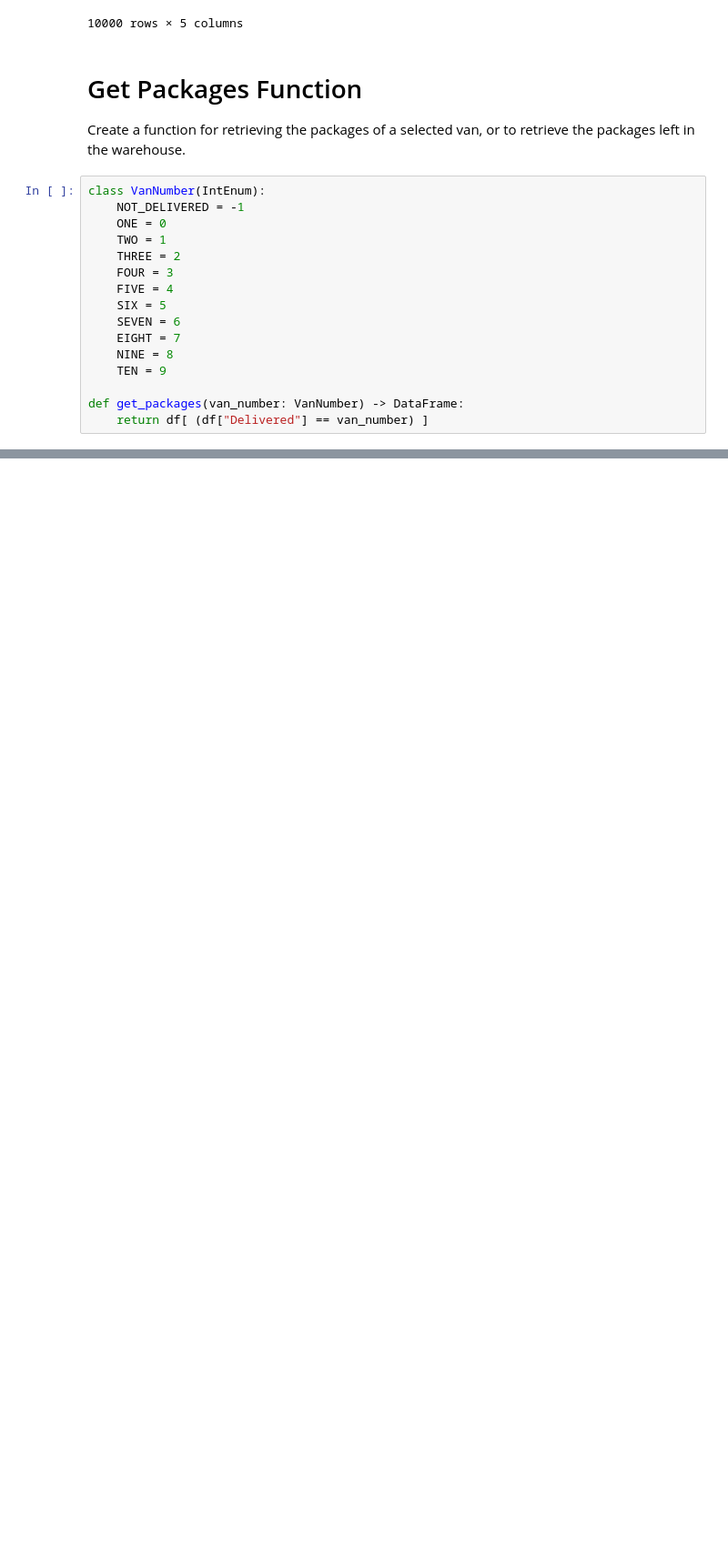
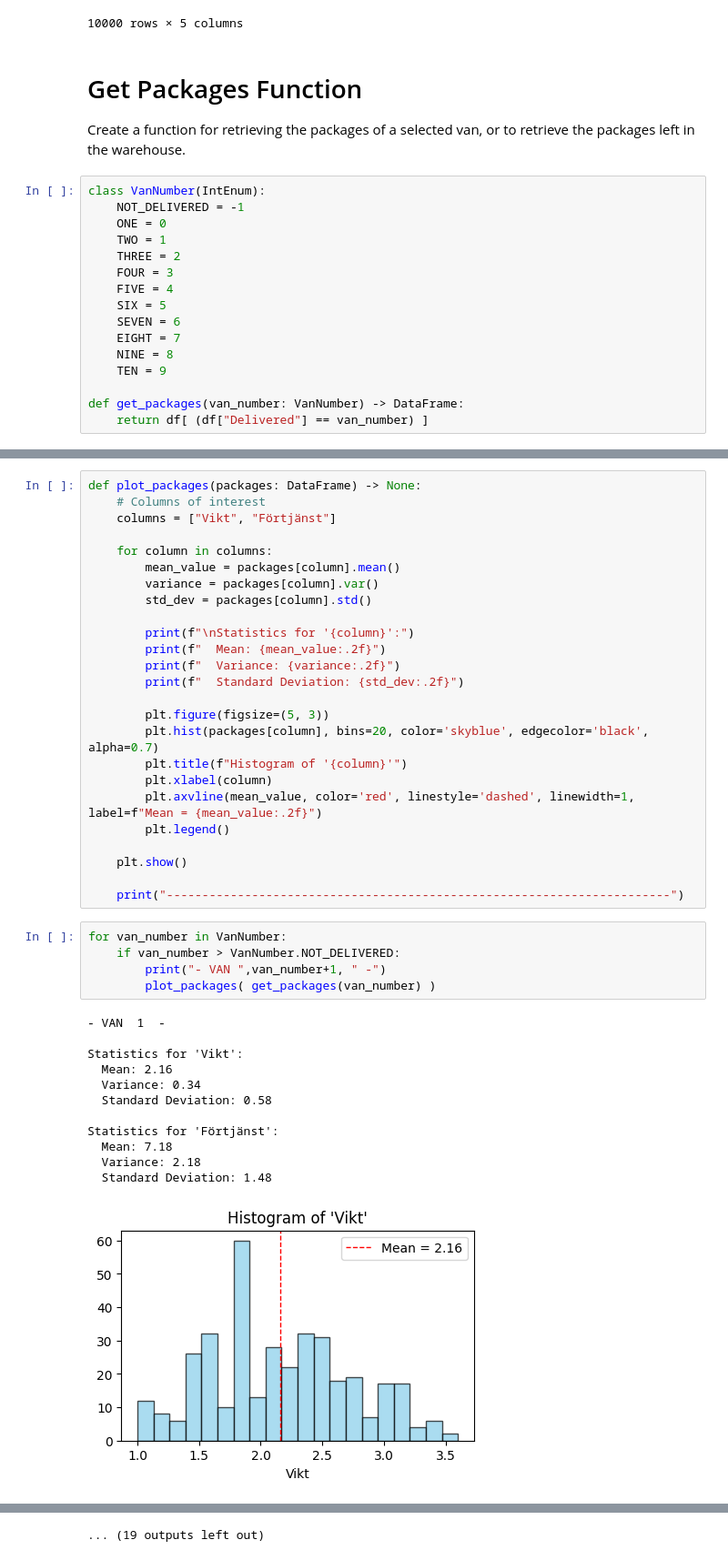
Before and after one commit to Zippy6666/Optimizing-Profit-Lindas-Lustfyllda-Courier---Haulage, a Jupyter notebook: optimize_notebook.ipynb, the cells around one changed output, grey strips where cells are left out. Shown at 91% size. Drawn from its saved outputs; the diff is of its cells as text; blank space fills up the shorter version.

Commit message:
histograms (WIP)

```diff
--- a/optimize_notebook.ipynb
+++ b/optimize_notebook.ipynb
@@ -67,0 +71,43 @@ def get_packages(van_number: VanNumber) -> DataFrame:
+# %%
+def plot_packages(packages: DataFrame) -> None:
+    # Columns of interest
+    columns = ["Vikt", "Förtjänst"]
+
+    for column in columns:
+        mean_value = packages[column].mean()
+        variance = packages[column].var()
+        std_dev = packages[column].std()
+
+        print(f"\nStatistics for '{column}':")
+        print(f"  Mean: {mean_value:.2f}")
+        print(f"  Variance: {variance:.2f}")
+        print(f"  Standard Deviation: {std_dev:.2f}")
+
+        plt.figure(figsize=(5, 3))
+        plt.hist(packages[column], bins=20, color='skyblue', edgecolor='black', alpha=0.7)
+        plt.title(f"Histogram of '{column}'")
+        plt.xlabel(column)
+        plt.axvline(mean_value, color='red', linestyle='dashed', linewidth=1, label=f"Mean = {mean_value:.2f}")
+        plt.legend()
+
+    plt.show()
+
+    print("-----------------------------------------------------------------------")
+# %%
+for van_number in VanNumber:
+    if van_number > VanNumber.NOT_DELIVERED:
+        print("- VAN ",van_number+1, " -")
+        plot_packages( get_packages(van_number) )
+# %% [output]
+- VAN  1  -
+
+Statistics for 'Vikt':
+  Mean: 2.16
+  Variance: 0.34
+  Standard Deviation: 0.58
+
+Statistics for 'Förtjänst':
+  Mean: 7.18
+  Variance: 2.18
+  Standard Deviation: 1.48
+[figure, added]
@@ -67,0 +157 @@ def get_packages(van_number: VanNumber) -> DataFrame:
+... (19 outputs left out)
```
Also changed, not shown: parts of 5 cells of this notebook.
